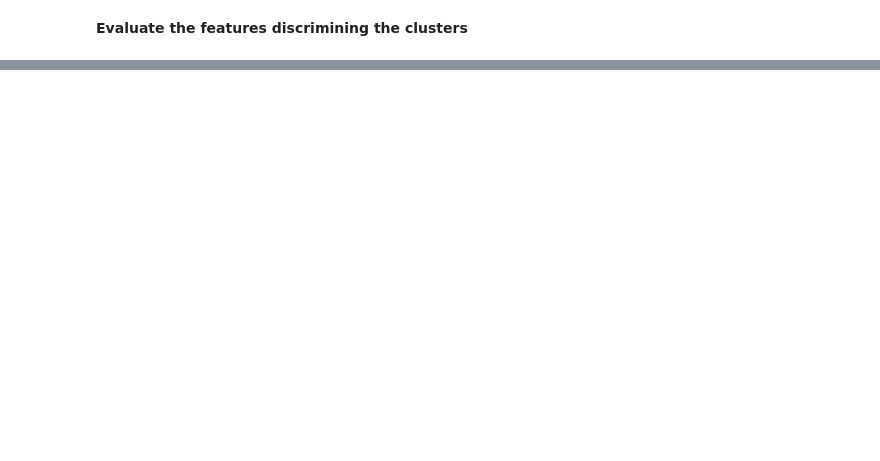
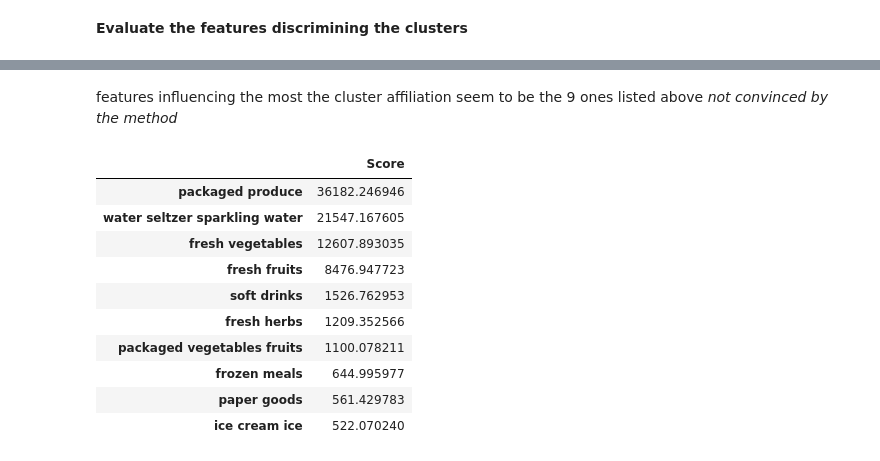
Before and after one commit to auriane81/epfl-ada-ada-2019-project-adax, a Jupyter notebook: project_Auriane2.ipynb, the cells around one changed output, grey strips where cells are left out. Saved outputs shown, nothing was run; the diff lists cells and outputs as text; code cells hidden in the pictures; blank space fills up the shorter version.

```diff
--- a/project_Auriane2.ipynb
+++ b/project_Auriane2.ipynb
@@ -397,0 +333,3 @@ Length: 134, dtype: float64
+# %% [markdown]
+features influencing the most the cluster affiliation seem to be the 9 ones listed above
+_not convinced by the method_
@@ -397,0 +342,15 @@ Length: 134, dtype: float64
+# %%
+features = pd.DataFrame(index=norm_matrix_df.columns[:-1], data= scores.scores_, columns=["Score"]).sort_values("Score",ascending=False)
+features.head(10)
+# %% [output]
+|  | Score |
+| packaged produce | 36182.246946 |
+| water seltzer sparkling water | 21547.167605 |
+| fresh vegetables | 12607.893035 |
+| fresh fruits | 8476.947723 |
+| soft drinks | 1526.762953 |
+| fresh herbs | 1209.352566 |
+| packaged vegetables fruits | 1100.078211 |
+| frozen meals | 644.995977 |
+| paper goods | 561.429783 |
+| ice cream ice | 522.070240 |
```
Also changed, not shown: parts of 33 cells of this notebook.
